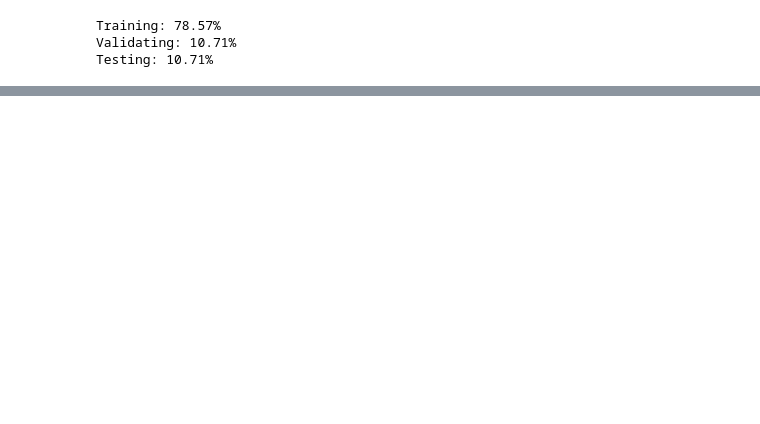
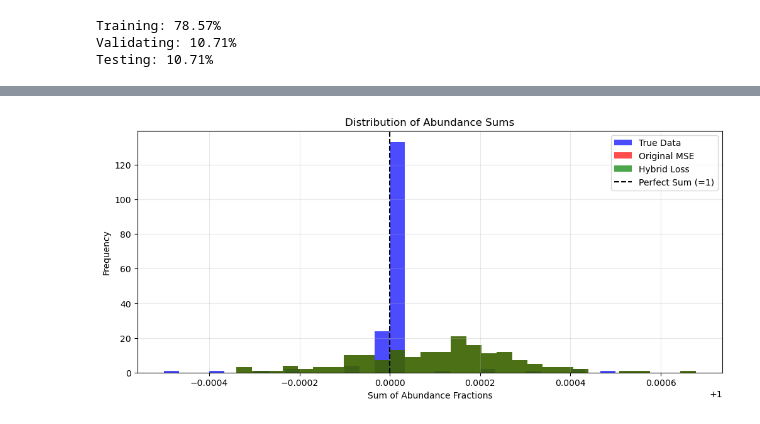
Before and after one commit to kieranphu-svg/FINCH-Science_SyntheticData, a Jupyter notebook: onboarding/Kieran/training.ipynb, the cells around one changed output, grey strips where cells are left out. Drawn from its saved outputs; the diff is of its cells as text; code cells hidden in the pictures; blank space fills up the shorter version.

```diff
--- a/onboarding/Kieran/training.ipynb
+++ b/onboarding/Kieran/training.ipynb
@@ -136,0 +412,77 @@ Overall (All Fractions)
+# %%
+# Compare abundance sum constraint between models
+import torch
+import numpy as np
+from model import MLP
+from training_defs import load_data
+
+print("📊 Comparing Abundance Sum Constraint")
+print("=" * 50)
+
+# Load both models
+model_original = MLP(input_size=210, dropout_rate=0.2)
+
+model_original.load_state_dict(torch.load('best_model.pth'))
+model_original.eval()
+
+# model_hybrid = MLP(input_size=210, hidden_size=64, dropout_rate=0.2)
+
+model_hybrid = MLP(input_size=210, dropout_rate=0.2)
+model_hybrid.load_state_dict(torch.load('best_model.pth'))  # This will be overwritten by hybrid training
+model_hybrid.eval()
+
+# Get test data
+_, _, test_loader, _ = load_data()
+
+# Collect predictions from both models
+original_predictions = []
+hybrid_predictions = []
+targets = []
+
+with torch.no_grad():
+    for X, y in test_loader:
+        pred_orig = model_original(X)
+        pred_hybrid = model_hybrid(X)
+
+        original_predictions.append(pred_orig.numpy())
+        hybrid_predictions.append(pred_hybrid.numpy())
+        targets.append(y.numpy())
+
+# Concatenate all batches
+y_pred_orig = np.concatenate(original_predictions, axis=0)
+y_pred_hybrid = np.concatenate(hybrid_predictions, axis=0)
+y_true = np.concatenate(targets, axis=0)
+
+# Calculate abundance sums
+abundance_sum_orig = np.sum(y_pred_orig, axis=1)
+abundance_sum_hybrid = np.sum(y_pred_hybrid, axis=1)
+abundance_sum_true = np.sum(y_true, axis=1)
+
+# Calculate constraint violations
+constraint_violation_orig = np.mean(np.abs(1.0 - abundance_sum_orig))
+constraint_violation_hybrid = np.mean(np.abs(1.0 - abundance_sum_hybrid))
+constraint_violation_true = np.mean(np.abs(1.0 - abundance_sum_true))
+
+print(f"Abundance Sum Constraint Violations:")
+print(f"  True data:     {constraint_violation_true:.6f}")
+print(f"  Original MSE:  {constraint_violation_orig:.6f}")
+print(f"  Hybrid Loss:   {constraint_violation_hybrid:.6f}")
+
+print(f"\nAbundance Sum Statistics:")
+print(f"  True data - Mean: {np.mean(abundance_sum_true):.4f}, Std: {np.std(abundance_sum_true):.4f}")
+print(f"  Original MSE - Mean: {np.mean(abundance_sum_orig):.4f}, Std: {np.std(abundance_sum_orig):.4f}")
+print(f"  Hybrid Loss - Mean: {np.mean(abundance_sum_hybrid):.4f}, Std: {np.std(abundance_sum_hybrid):.4f}")
+
+# Plot abundance sum distributions
+plt.figure(figsize=(12, 5))
+
+plt.hist(abundance_sum_true, bins=30, alpha=0.7, label='True Data', color='blue')
+plt.hist(abundance_sum_orig, bins=30, alpha=0.7, label='Original MSE', color='red')
+plt.hist(abundance_sum_hybrid, bins=30, alpha=0.7, label='Hybrid Loss', color='green')
+plt.axvline(x=1.0, color='black', linestyle='--', label='Perfect Sum (=1)')
+plt.xlabel('Sum of Abundance Fractions')
+plt.ylabel('Frequency')
+plt.title('Distribution of Abundance Sums')
+plt.legend()
+plt.grid(True, alpha=0.3)
+# %% [output]
@@ -136,0 +500 @@ Overall (All Fractions)
+[figure, added]
```
Also changed, not shown: parts of 7 cells of this notebook, 2 other files.
